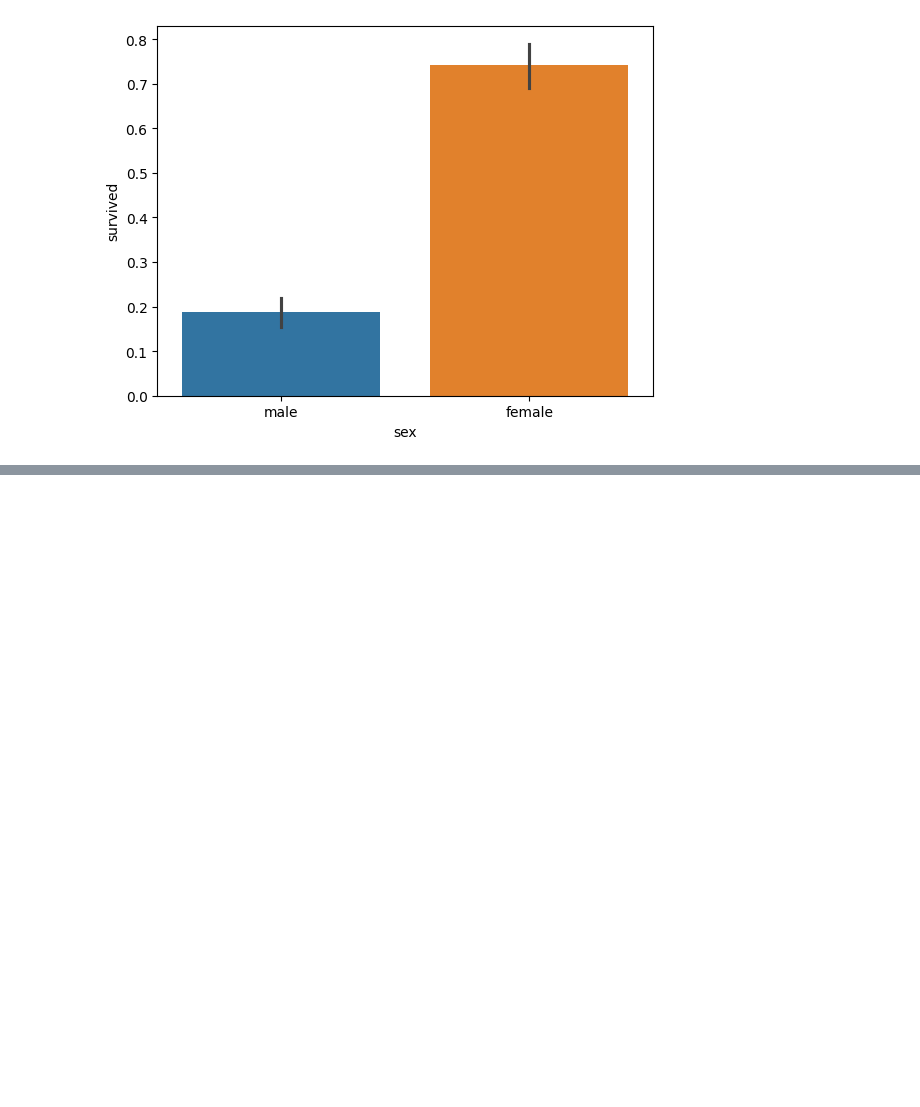
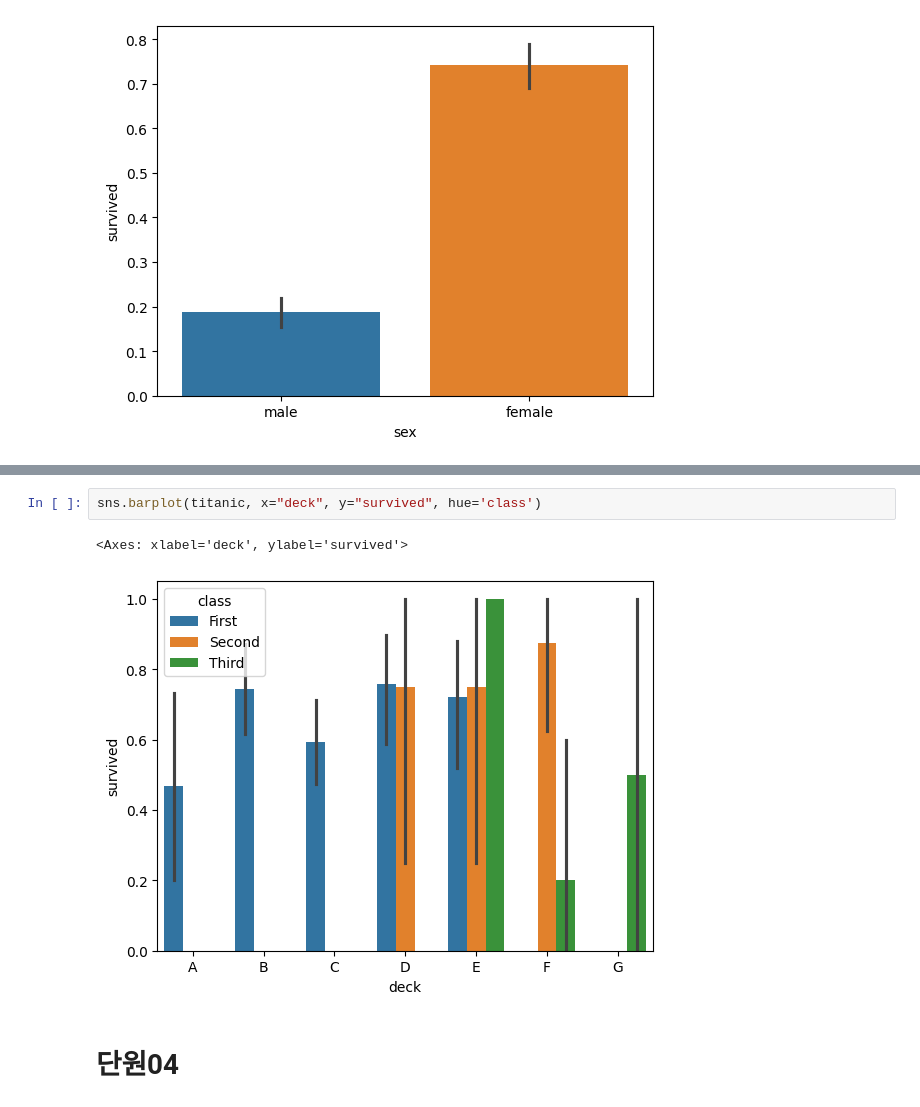
Before and after one commit to ljh815/2025-1-myclass-BDA, a Jupyter notebook: 04w_A_mon_0331_easy_04_dataframe.ipynb, the cells around one changed output, grey strips where cells are left out. Cells and saved outputs as stored; diff of their text form; blank space fills up the shorter version.

```diff
--- a/04w_A_mon_0331_easy_04_dataframe.ipynb
+++ b/04w_A_mon_0331_easy_04_dataframe.ipynb
@@ -321,0 +337,7 @@ sns.barplot(data=titanic, x="sex", y="survived", hue="sex")
+# %%
+sns.barplot(titanic, x="deck", y="survived", hue='class')
+# %% [output]
+<Axes: xlabel='deck', ylabel='survived'>
+[figure, added]
+# %% [markdown]
+# 단원04
```
Also changed, not shown: parts of 112 cells of this notebook.
